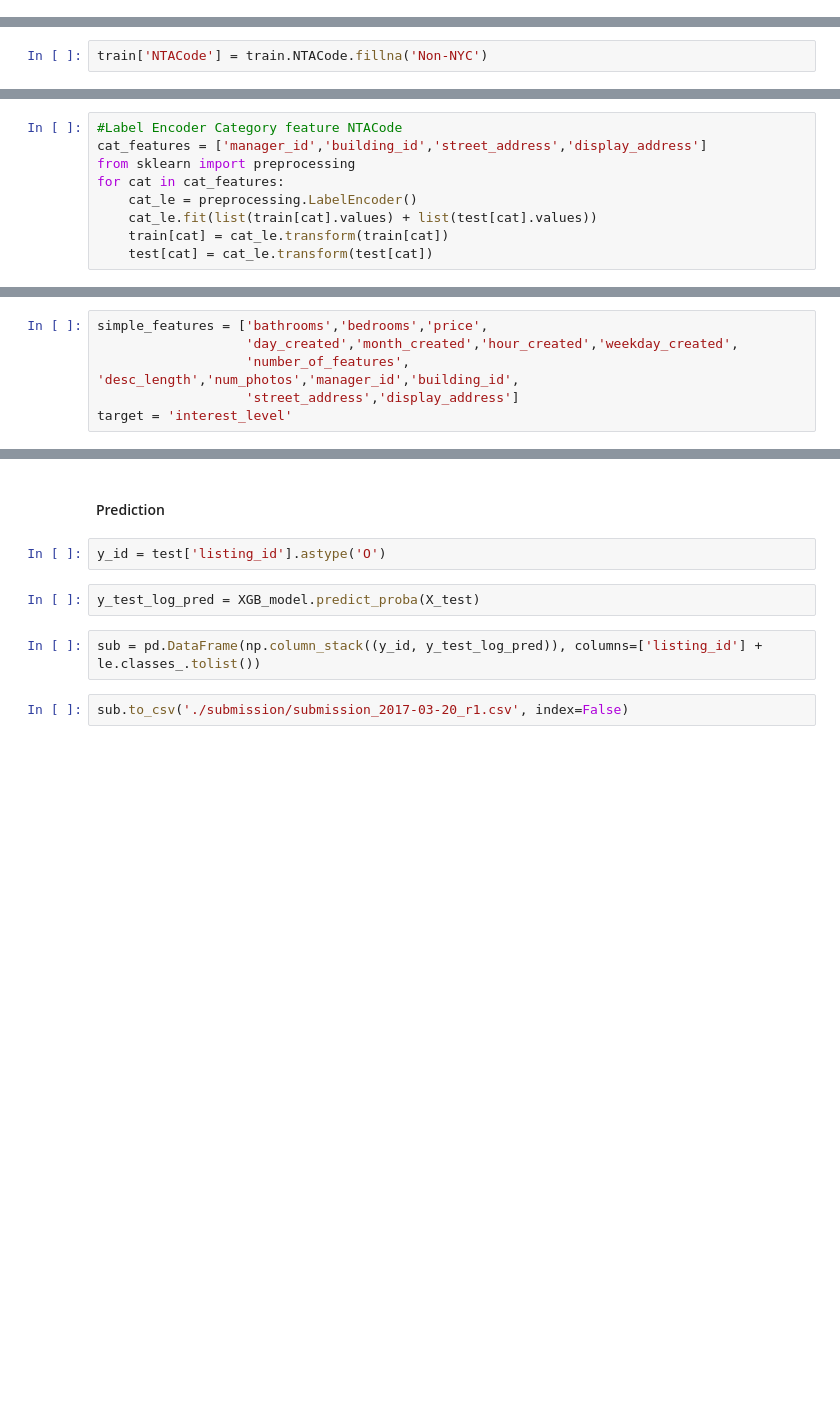
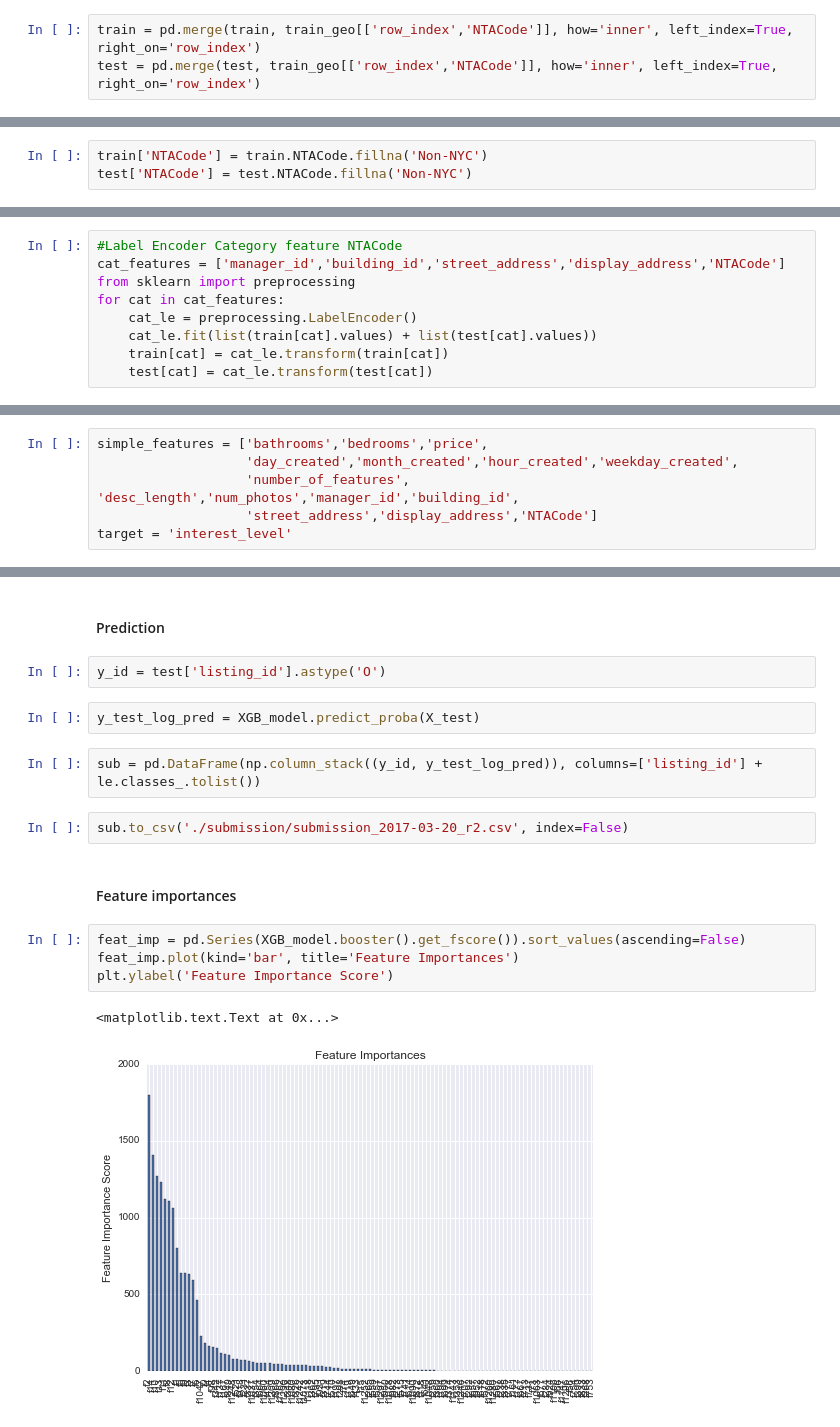
Before and after one commit to ah3200/renthop-kaggle, a Jupyter notebook: Feature_engineer_and_modeling-Copy1.ipynb, the cells around one changed output, grey strips where cells are left out. Saved outputs shown, nothing was run; the diff lists cells and outputs as text; blank space fills up the shorter version.

```diff
--- a/Feature_engineer_and_modeling-Copy1.ipynb
+++ b/Feature_engineer_and_modeling-Copy1.ipynb
@@ -255,0 +299,3 @@ train_geo.head()
+# %%
+train = pd.merge(train, train_geo[['row_index','NTACode']], how='inner', left_index=True, right_on='row_index')
+test = pd.merge(test, train_geo[['row_index','NTACode']], how='inner', left_index=True, right_on='row_index')
@@ -268,10 +359,11 @@ train.isnull().sum()
 # %%
 train['NTACode'] = train.NTACode.fillna('Non-NYC')
+test['NTACode'] = test.NTACode.fillna('Non-NYC')
 # %% [markdown]
 ### Category features
 # %%
 #Label Encoder Category feature NTACode
-cat_features = ['manager_id','building_id','street_address','display_address']
+cat_features = ['manager_id','building_id','street_address','display_address','NTACode']
 from sklearn import preprocessing
 for cat in cat_features:
     cat_le = preprocessing.LabelEncoder()
@@ -284,7 +376,7 @@ for cat in cat_features:
 simple_features = ['bathrooms','bedrooms','price',
                    'day_created','month_created','hour_created','weekday_created',
                    'number_of_features', 'desc_length','num_photos','manager_id','building_id',
-                   'street_address','display_address']
+                   'street_address','display_address','NTACode']
 target = 'interest_level'
 # %% [markdown]
 #### Transform features into sparse matrix
@@ -357,4 +447,13 @@ y_test_log_pred = XGB_model.predict_proba(X_test)
 # %%
 sub = pd.DataFrame(np.column_stack((y_id, y_test_log_pred)), columns=['listing_id'] + le.classes_.tolist())
 # %%
-sub.to_csv('./submission/submission_2017-03-20_r1.csv', index=False)
+sub.to_csv('./submission/submission_2017-03-20_r2.csv', index=False)
+# %% [markdown]
+#### Feature importances
+# %%
+feat_imp = pd.Series(XGB_model.booster().get_fscore()).sort_values(ascending=False)
+feat_imp.plot(kind='bar', title='Feature Importances')
+plt.ylabel('Feature Importance Score')
+# %% [output]
+<matplotlib.text.Text at 0x...>
+[figure, added]
```
Also changed, not shown: parts of 32 cells of this notebook.
